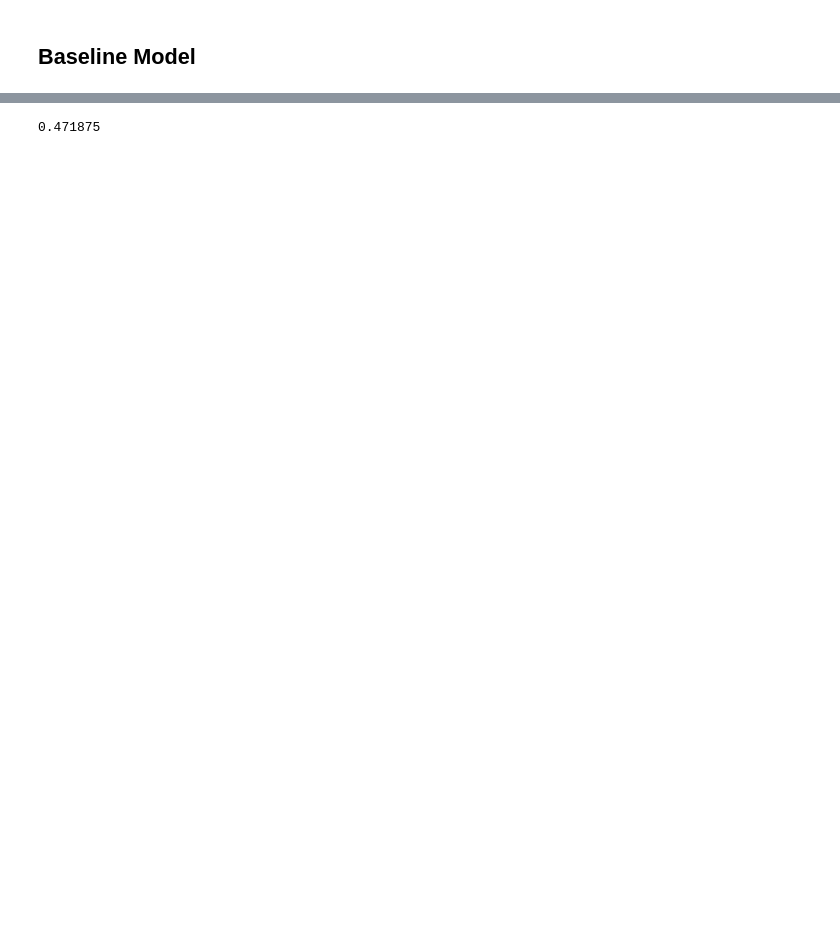
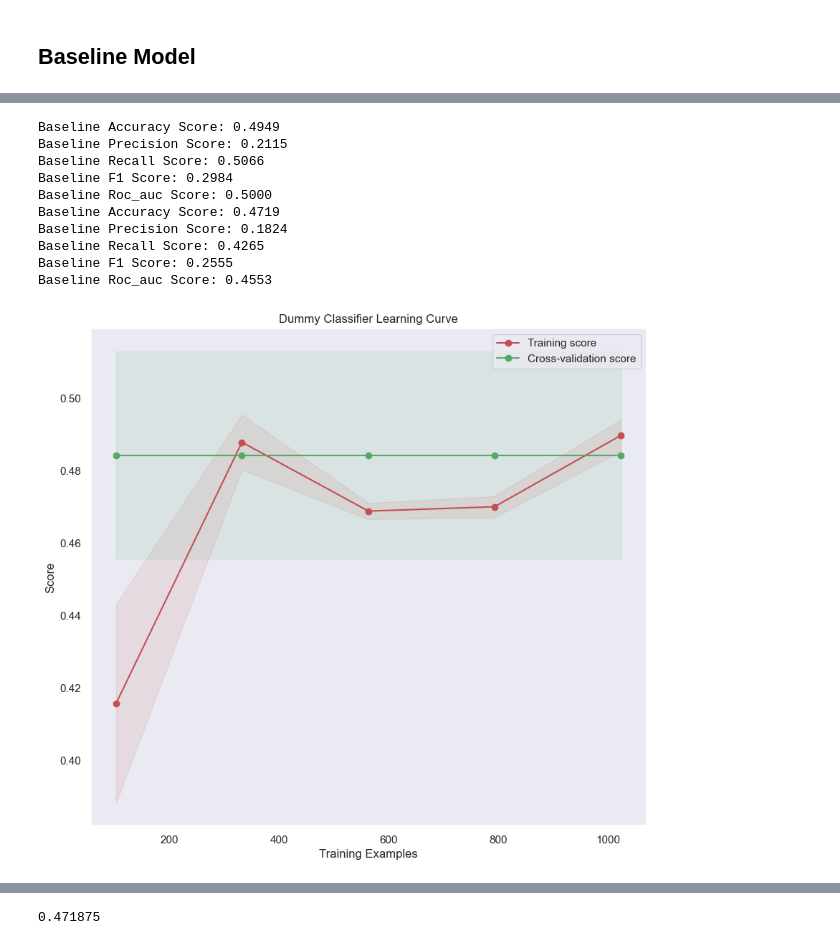
Before and after one commit to fwnriyx/poly, a Jupyter notebook: AI and Machine Learning/CA1/Classificiation/credits.ipynb, the cells around one changed output, grey strips where cells are left out. Drawn from its saved outputs; the diff is of its cells as text; code cells hidden in the pictures; blank space fills up the shorter version.

```diff
--- a/AI and Machine Learning/CA1/Classificiation/credits.ipynb
+++ b/AI and Machine Learning/CA1/Classificiation/credits.ipynb
@@ -510,0 +496,58 @@ score_df.sort_values(by=['test_recall', 'train_recall', 'test_f1', 'train_f1'],
+# %%
+cv = ShuffleSplit(n_splits=5, test_size=0.2, random_state=42)
+
+# Compute cross-validated scores for all metrics
+dummy = DummyClassifier(strategy='uniform', random_state=42)
+cv_scores = cross_validate(dummy, X_train, y_train, scoring = scoring_metrics, cv=cv, return_train_score=True)
+
+# Print out cross-validated scores
+for metric in scoring_metrics:
+    print("Baseline {} Score: {:.4f}".format(metric.capitalize(), cv_scores['train_'+metric].mean()))
+
+# Fit and score dummy classifier on test set
+dummy_clf = DummyClassifier(strategy='uniform', random_state=42)
+dummy_clf.fit(X_train, y_train)
+y_pred = dummy_clf.predict(X_test)
+print("Baseline Accuracy Score: {:.4f}".format(accuracy_score(y_test, y_pred)))
+print("Baseline Precision Score: {:.4f}".format(precision_score(y_test, y_pred)))
+print("Baseline Recall Score: {:.4f}".format(recall_score(y_test, y_pred)))
+print("Baseline F1 Score: {:.4f}".format(f1_score(y_test, y_pred)))
+print("Baseline Roc_auc Score: {:.4f}".format(roc_auc_score(y_test, y_pred)))
+
+# Plot learning curve
+train_sizes, train_scores, test_scores = learning_curve(DummyClassifier(strategy='uniform', random_state=42), X_train, y_train, cv=5, n_jobs=-1, train_sizes=np.linspace(0.1, 1, 5), scoring='accuracy')
+
+plt.rcParams['figure.figsize'] = [10, 9]
+
+train_scores_mean = np.mean(train_scores, axis=1)
+train_scores_std = np.std(train_scores, axis=1)
+test_scores_mean = np.mean(test_scores, axis=1)
+test_scores_std = np.std(test_scores, axis=1)
+
+plt.figure()
+
+plt.title("Dummy Classifier Learning Curve")
+plt.xlabel("Training Examples")
+plt.ylabel("Score")
+plt.grid()
+
+plt.fill_between(train_sizes, train_scores_mean - train_scores_std, train_scores_mean + train_scores_std, alpha=0.1, color="r")
+plt.fill_between(train_sizes, test_scores_mean - test_scores_std, test_scores_mean + test_scores_std, alpha=0.1, color="g")
+plt.plot(train_sizes, train_scores_mean, 'o-', color="r", label="Training score")
+plt.plot(train_sizes, test_scores_mean, 'o-', color="g", label="Cross-validation score")
+plt.legend(loc="best")
+
+plt.rcParams["figure.figsize"] = (20, 3)
+plt.show()
+# %% [output]
+Baseline Accuracy Score: 0.4949
+Baseline Precision Score: 0.2115
+Baseline Recall Score: 0.5066
+Baseline F1 Score: 0.2984
+Baseline Roc_auc Score: 0.5000
+Baseline Accuracy Score: 0.4719
+Baseline Precision Score: 0.1824
+Baseline Recall Score: 0.4265
+Baseline F1 Score: 0.2555
+Baseline Roc_auc Score: 0.4553
+[figure, added]
```
Also changed, not shown: parts of 14 cells of this notebook.
